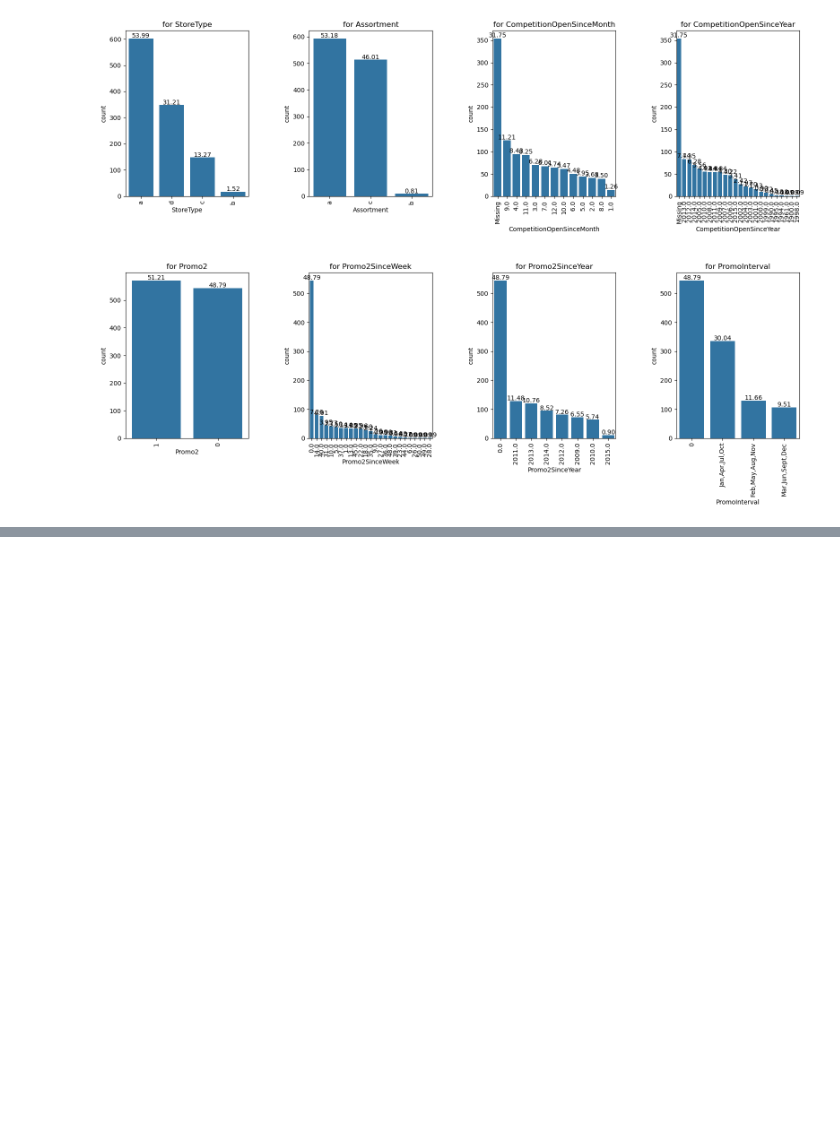
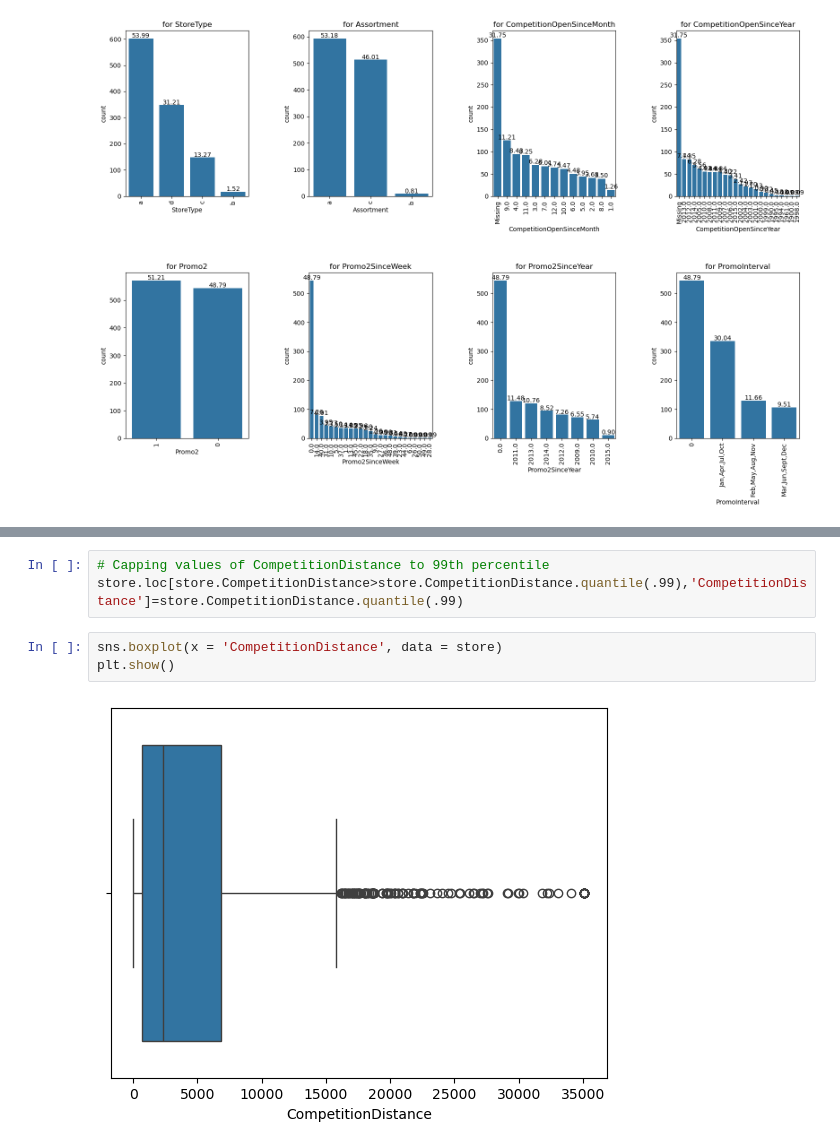
Before and after one commit to SanjayaKumarSahoo/rossmann-drug-timeseries-forecast, a Jupyter notebook: rossmann-drug-timeseries-forecast.ipynb, the cells around one changed output, grey strips where cells are left out. Saved outputs shown, nothing was run; the diff lists cells and outputs as text; blank space fills up the shorter version.

```diff
--- a/rossmann-drug-timeseries-forecast.ipynb
+++ b/rossmann-drug-timeseries-forecast.ipynb
@@ -226,0 +261,8 @@ store.describe()
+# %%
+# Capping values of CompetitionDistance to 99th percentile
+store.loc[store.CompetitionDistance>store.CompetitionDistance.quantile(.99),'CompetitionDistance']=store.CompetitionDistance.quantile(.99)
+# %%
+sns.boxplot(x = 'CompetitionDistance', data = store)
+plt.show()
+# %% [output]
+[figure, added]
```
Also changed, not shown: parts of 24 cells of this notebook.
